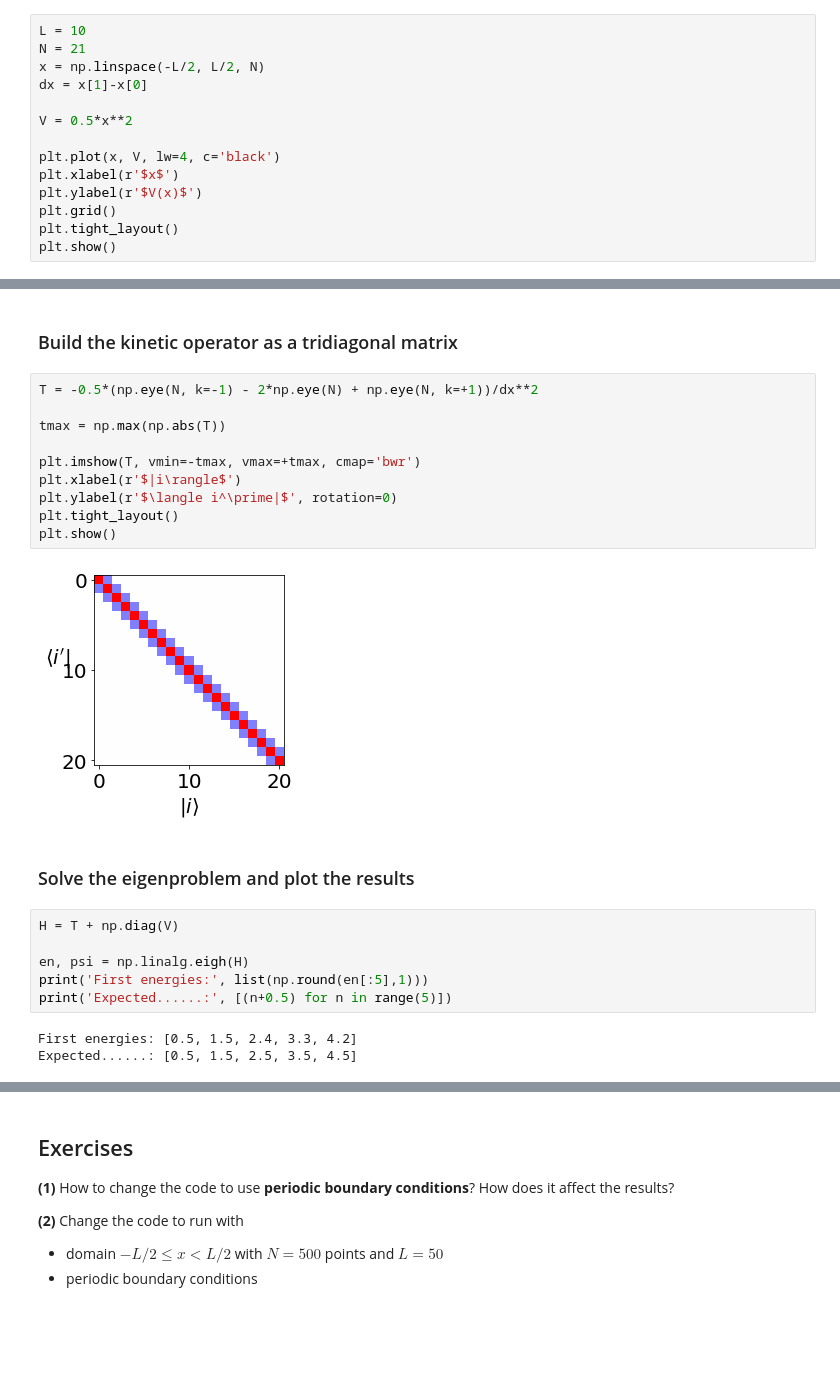
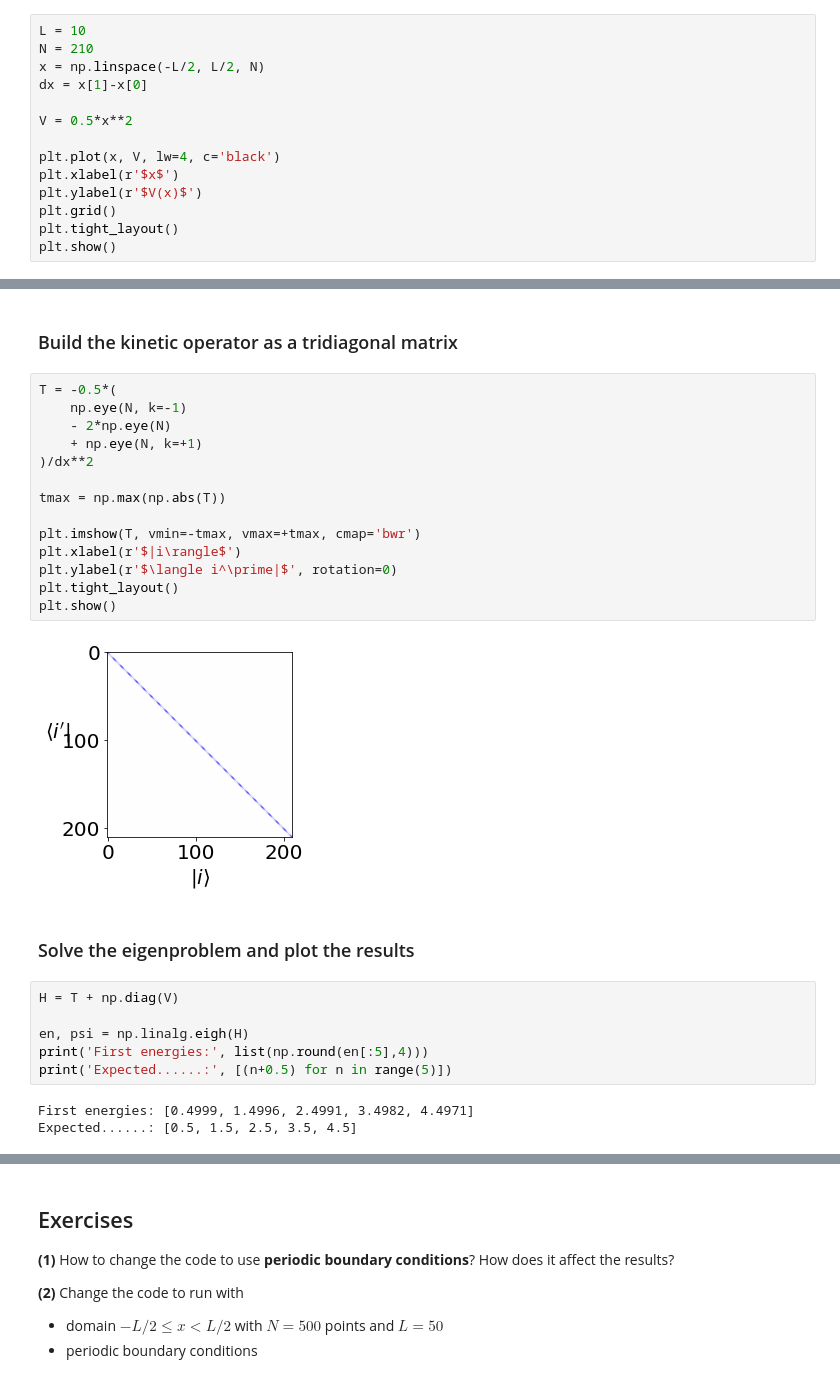
Before and after one commit to gersonjferreira/minicurso-ift-2021, a Jupyter notebook: Schrodinger/01 - Single well.ipynb, the cells around one changed output, grey strips where cells are left out. Saved outputs shown, nothing was run; the diff lists cells and outputs as text; blank space fills up the shorter version.

```diff
--- a/Schrodinger/01 - Single well.ipynb
+++ b/Schrodinger/01 - Single well.ipynb
@@ -167,7 +167,7 @@ plt.rcParams.update({'font.size': 20})
 ### Build the array for V(x)
 # %%
 L = 10
-N = 21
+N = 210
 x = np.linspace(-L/2, L/2, N)
 dx = x[1]-x[0]
 
@@ -184,27 +184,31 @@ plt.show()
 # %% [markdown]
 ### Build the kinetic operator as a tridiagonal matrix
 # %%
-T = -0.5*(np.eye(N, k=-1) - 2*np.eye(N) + np.eye(N, k=+1))/dx**2
+T = -0.5*(
+    np.eye(N, k=-1)
+    - 2*np.eye(N)
+    + np.eye(N, k=+1)
+)/dx**2
 
 tmax = np.max(np.abs(T))
 
 plt.imshow(T, vmin=-tmax, vmax=+tmax, cmap='bwr')
 plt.xlabel(r'$|i\rangle$')
 plt.ylabel(r'$\langle i^\prime|$', rotation=0)
 plt.tight_layout()
 plt.show()
 # %% [output]
-[figure, old version]
+[figure, new version]
 # %% [markdown]
 ### Solve the eigenproblem and plot the results
 # %%
 H = T + np.diag(V)
 
 en, psi = np.linalg.eigh(H)
-print('First energies:', list(np.round(en[:5],1)))
+print('First energies:', list(np.round(en[:5],4)))
 print('Expected......:', [(n+0.5) for n in range(5)])
 # %% [output]
-First energies: [0.5, 1.5, 2.4, 3.3, 4.2]
+First energies: [0.4999, 1.4996, 2.4991, 3.4982, 4.4971]
 Expected......: [0.5, 1.5, 2.5, 3.5, 4.5]
 # %%
 plt.figure(figsize=(10,7))
```
Also changed, not shown: parts of 1 cell of this notebook, 2 other files.
